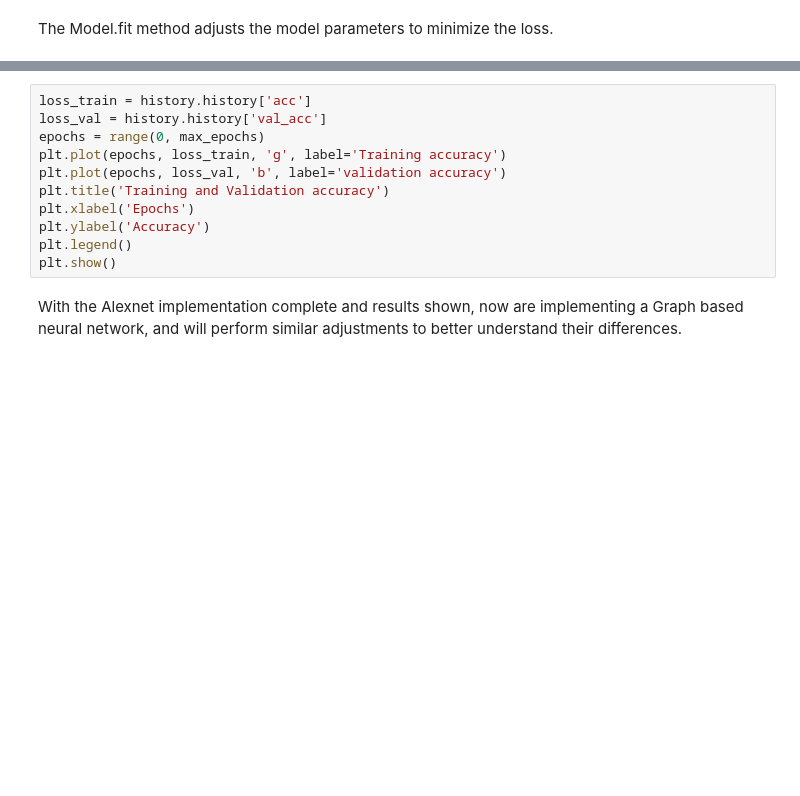
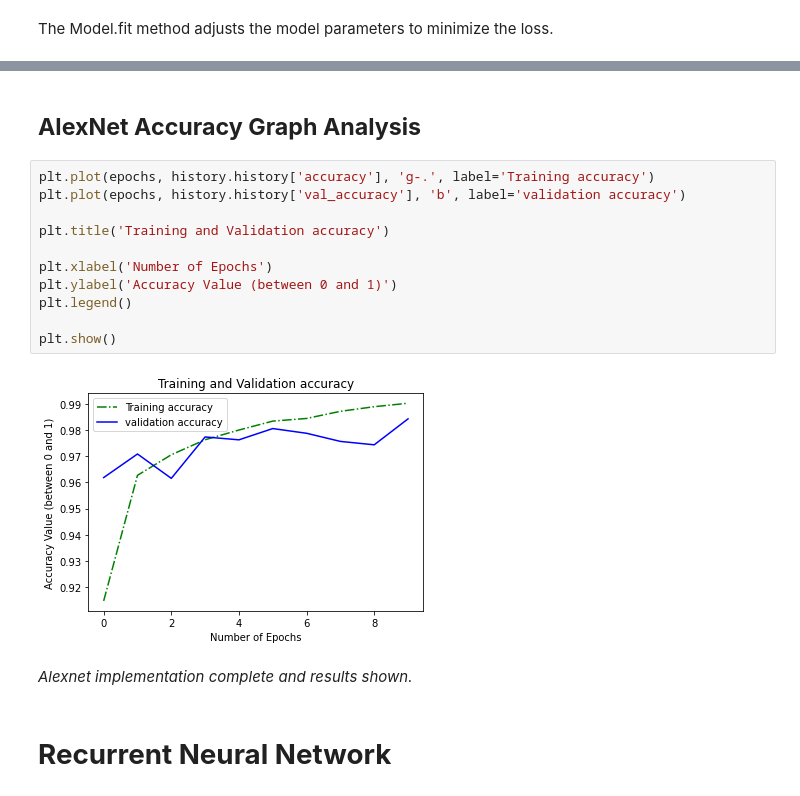
Before and after one commit to AlexMuzzy/files, a Jupyter notebook: advanced_ai_cw/advanced_ai.ipynb, the cells around one changed output, grey strips where cells are left out. Drawn from its saved outputs; the diff is of its cells as text; blank space fills up the shorter version.

```diff
--- a/advanced_ai_cw/advanced_ai.ipynb
+++ b/advanced_ai_cw/advanced_ai.ipynb
@@ -153,13 +197,19 @@ ValueError: x and y must have same first dimension, but have shapes (8,) and (10
+# %% [markdown]
+## **AlexNet Accuracy Graph Analysis**
 # %%
-loss_train = history.history['acc']
-loss_val = history.history['val_acc']
-epochs = range(0, max_epochs)
-plt.plot(epochs, loss_train, 'g', label='Training accuracy')
-plt.plot(epochs, loss_val, 'b', label='validation accuracy')
+plt.plot(epochs, history.history['accuracy'], 'g-.', label='Training accuracy')
+plt.plot(epochs, history.history['val_accuracy'], 'b', label='validation accuracy')
+
 plt.title('Training and Validation accuracy')
-plt.xlabel('Epochs')
-plt.ylabel('Accuracy')
+
+plt.xlabel('Number of Epochs')
+plt.ylabel('Accuracy Value (between 0 and 1)')
 plt.legend()
+
 plt.show()
+# %% [output]
+[figure, added]
-# %% [markdown]
-With the Alexnet implementation complete and results shown, now are implementing a Graph based neural network, and will perform similar adjustments to better understand their differences.
+# %% [markdown]
+*Alexnet implementation complete and results shown.*
+# %% [markdown]
+# **Recurrent Neural Network**
```
Also changed, not shown: parts of 20 cells of this notebook.
